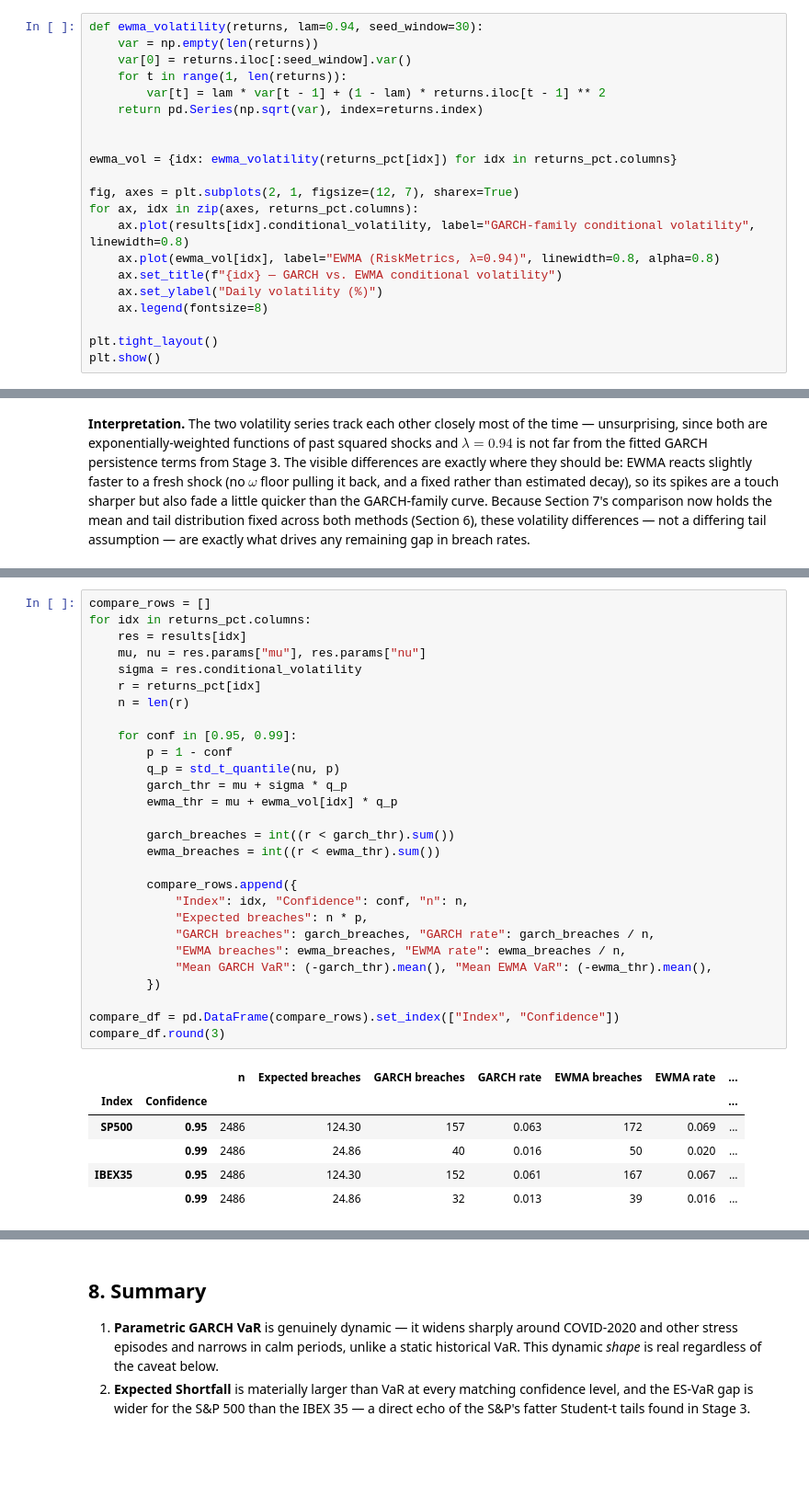
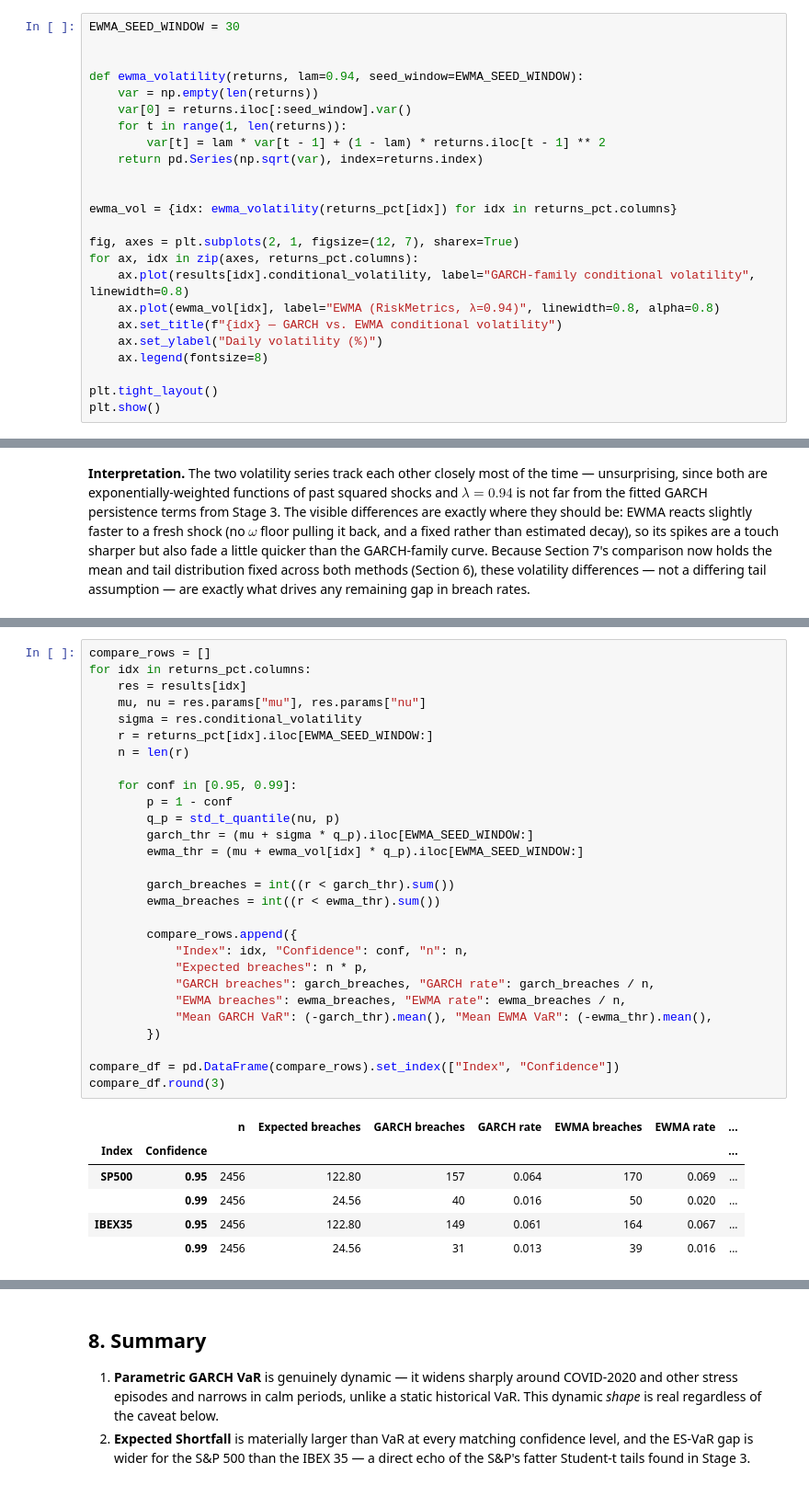
Before and after one commit to MLEIV90/ibex-garch-risk, a Jupyter notebook: notebooks/04_var_es.ipynb, the cells around one changed output, grey strips where cells are left out. Shown at 92% size. Drawn from its saved outputs; the diff is of its cells as text; blank space fills up the shorter version.

```diff
--- a/notebooks/04_var_es.ipynb
+++ b/notebooks/04_var_es.ipynb
@@ -329,7 +329,10 @@ attributable specifically to *how the two methods estimate volatility*, not
 to which mean or tail shape they assume — the genuinely "honest simple
 benchmark" question this notebook set out to ask.
 # %%
-def ewma_volatility(returns, lam=0.94, seed_window=30):
+EWMA_SEED_WINDOW = 30
+
+
+def ewma_volatility(returns, lam=0.94, seed_window=EWMA_SEED_WINDOW):
     var = np.empty(len(returns))
     var[0] = returns.iloc[:seed_window].var()
     for t in range(1, len(returns)):
@@ -379,37 +393,37 @@ sample when they were fit.
 # %%
 compare_rows = []
 for idx in returns_pct.columns:
     res = results[idx]
     mu, nu = res.params["mu"], res.params["nu"]
     sigma = res.conditional_volatility
-    r = returns_pct[idx]
+    r = returns_pct[idx].iloc[EWMA_SEED_WINDOW:]
     n = len(r)
 
     for conf in [0.95, 0.99]:
         p = 1 - conf
         q_p = std_t_quantile(nu, p)
-        garch_thr = mu + sigma * q_p
-        ewma_thr = mu + ewma_vol[idx] * q_p
+        garch_thr = (mu + sigma * q_p).iloc[EWMA_SEED_WINDOW:]
+        ewma_thr = (mu + ewma_vol[idx] * q_p).iloc[EWMA_SEED_WINDOW:]
 
         garch_breaches = int((r < garch_thr).sum())
         ewma_breaches = int((r < ewma_thr).sum())
 
         compare_rows.append({
             "Index": idx, "Confidence": conf, "n": n,
             "Expected breaches": n * p,
             "GARCH breaches": garch_breaches, "GARCH rate": garch_breaches / n,
             "EWMA breaches": ewma_breaches, "EWMA rate": ewma_breaches / n,
             "Mean GARCH VaR": (-garch_thr).mean(), "Mean EWMA VaR": (-ewma_thr).mean(),
         })
 
 compare_df = pd.DataFrame(compare_rows).set_index(["Index", "Confidence"])
 compare_df.round(3)
 # %% [output]
 |  |  | n | Expected breaches | GARCH breaches | GARCH rate | EWMA breaches | EWMA rate | ... |
 | Index | Confidence |  |  |  |  |  |  | ... |
-| SP500 | 0.95 | 2486 | 124.30 | 157 | 0.063 | 172 | 0.069 | ... |
-|  | 0.99 | 2486 | 24.86 | 40 | 0.016 | 50 | 0.020 | ... |
-| IBEX35 | 0.95 | 2486 | 124.30 | 152 | 0.061 | 167 | 0.067 | ... |
-|  | 0.99 | 2486 | 24.86 | 32 | 0.013 | 39 | 0.016 | ... |
+| SP500 | 0.95 | 2456 | 122.80 | 157 | 0.064 | 170 | 0.069 | ... |
+|  | 0.99 | 2456 | 24.56 | 40 | 0.016 | 50 | 0.020 | ... |
+| IBEX35 | 0.95 | 2456 | 122.80 | 149 | 0.061 | 164 | 0.067 | ... |
+|  | 0.99 | 2456 | 24.56 | 31 | 0.013 | 39 | 0.016 | ... |
 # %% [markdown]
 **Interpretation.** With the comparison now fair (same $\mu$, same Student-t
```
Also changed, not shown: parts of 2 cells of this notebook, 4 other files.
